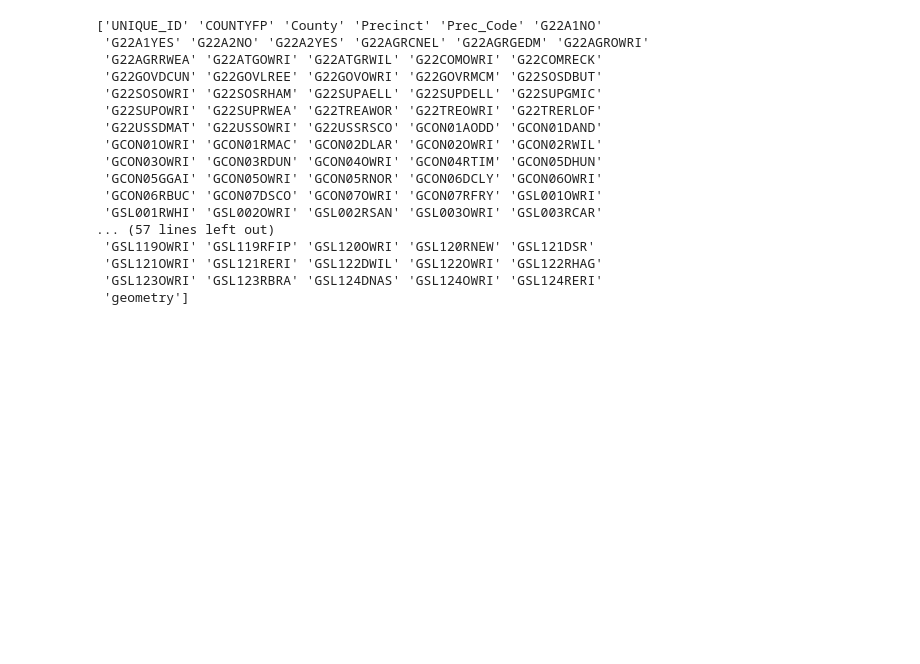
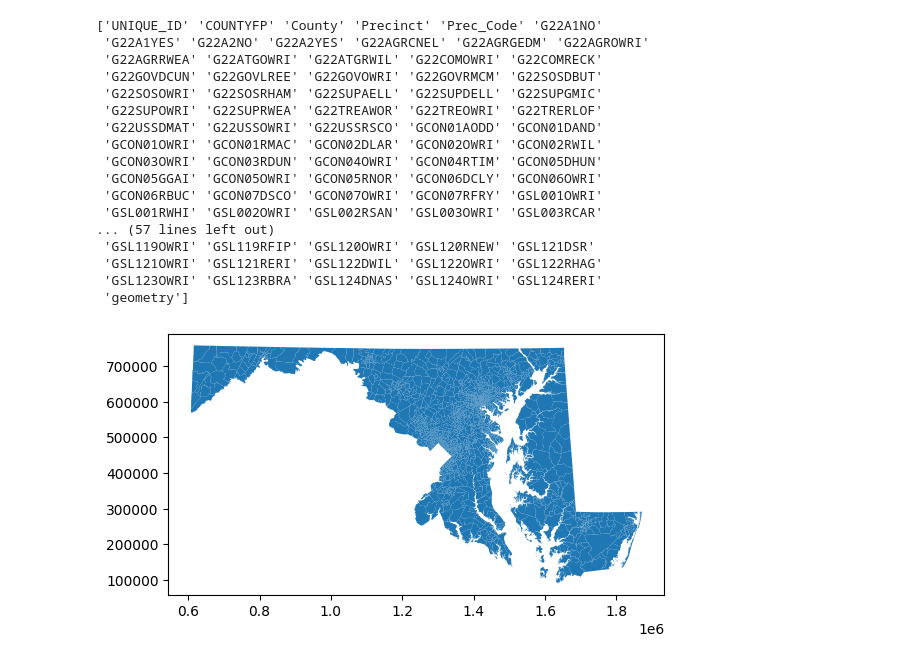
Before and after one commit to SBU-CSE-416/votifier, a Jupyter notebook: server/data/preprocess_geographics.ipynb, the cells around one changed output. Cells and saved outputs as stored; diff of their text form; code cells hidden in the pictures; blank space fills up the shorter version.

```diff
--- a/server/data/preprocess_geographics.ipynb
+++ b/server/data/preprocess_geographics.ipynb
@@ -158,2 +180,7 @@ sc_precincts_gdf.to_file("states/south_carolina/geodata/south_carolina_precincts
 # %%
-md_precincts_gdf = gpd.read_file('raw/precincts/sc_2022_gen_prec/sc_2022_gen_prec_no_splits/sc_2022_gen_prec_no_splits.shp')
+md_precincts_gdf = gpd.read_file('md_2020/md_2020.shp')
+# %%
+md_precincts_gdf.plot()
+plt.show()
+# %% [output]
+[figure, added]
```
Also changed, not shown: parts of 3 cells of this notebook, 4 other files.
